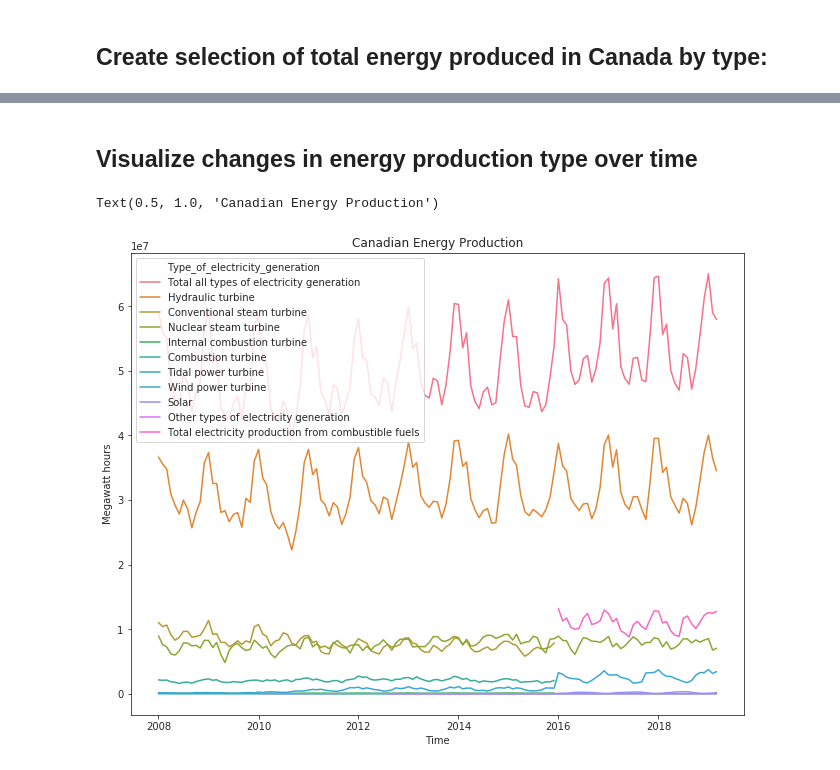
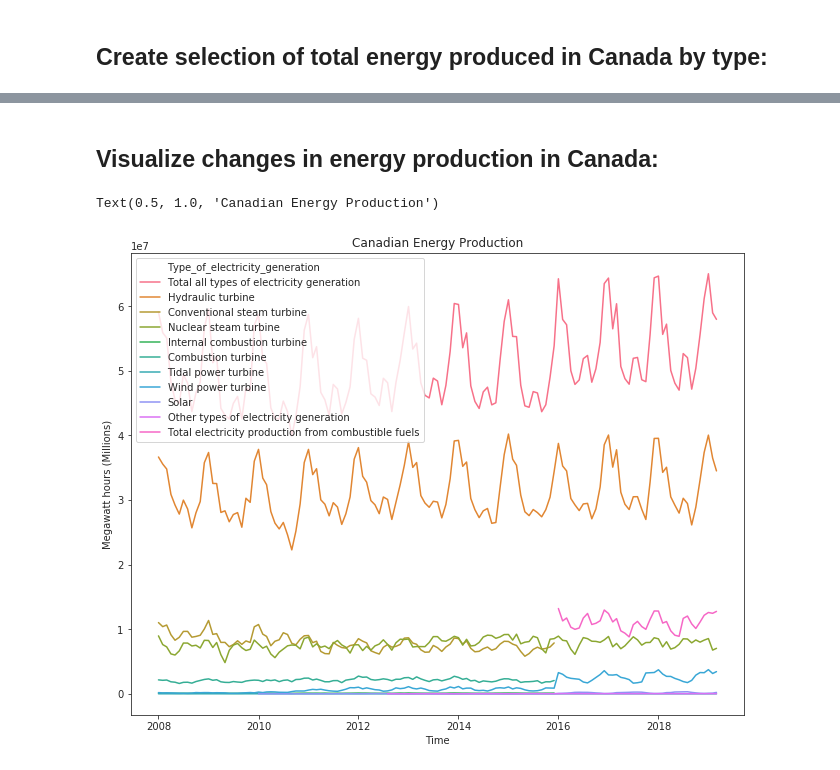
Before and after one commit to boikle/python_scripts, a Jupyter notebook: data_science_scripts/canadian_energy_production/canadian_energy_production.ipynb, the cells around one changed output, grey strips where cells are left out. Cells and saved outputs as stored; diff of their text form; code cells hidden in the pictures.

```diff
--- a/data_science_scripts/canadian_energy_production/canadian_energy_production.ipynb
+++ b/data_science_scripts/canadian_energy_production/canadian_energy_production.ipynb
@@ -32,17 +32,17 @@ canada_energy_data.head()
 | 3 | 2008-01-01 | Canada | 2016A000011124 | Total all classes of electricity ... | Nuclear steam turbine | Megawatt hours | 8963878.0 |
 | 4 | 2008-01-01 | Canada | 2016A000011124 | Total all classes of electricity ... | Internal combustion turbine | Megawatt hours | 105643.0 |
 # %% [markdown]
-## Visualize changes in energy production type over time
+## Visualize changes in energy production in Canada:
 # %%
 plt.figure(figsize=(11,8.5))
 
 sns.lineplot(data=canada_energy_data, x='REF_DATE', y='VALUE', hue='Type_of_electricity_generation')
 sns.set_style("ticks")
 
 plt.xlabel('Time')
-plt.ylabel('Megawatt hours')
+plt.ylabel('Megawatt hours (Millions)')
 plt.legend()
 plt.title('Canadian Energy Production')
 # %% [output]
 Text(0.5, 1.0, 'Canadian Energy Production')
-[figure, old version]
+[figure, new version]
```
Also changed, not shown: parts of 4 cells of this notebook.
